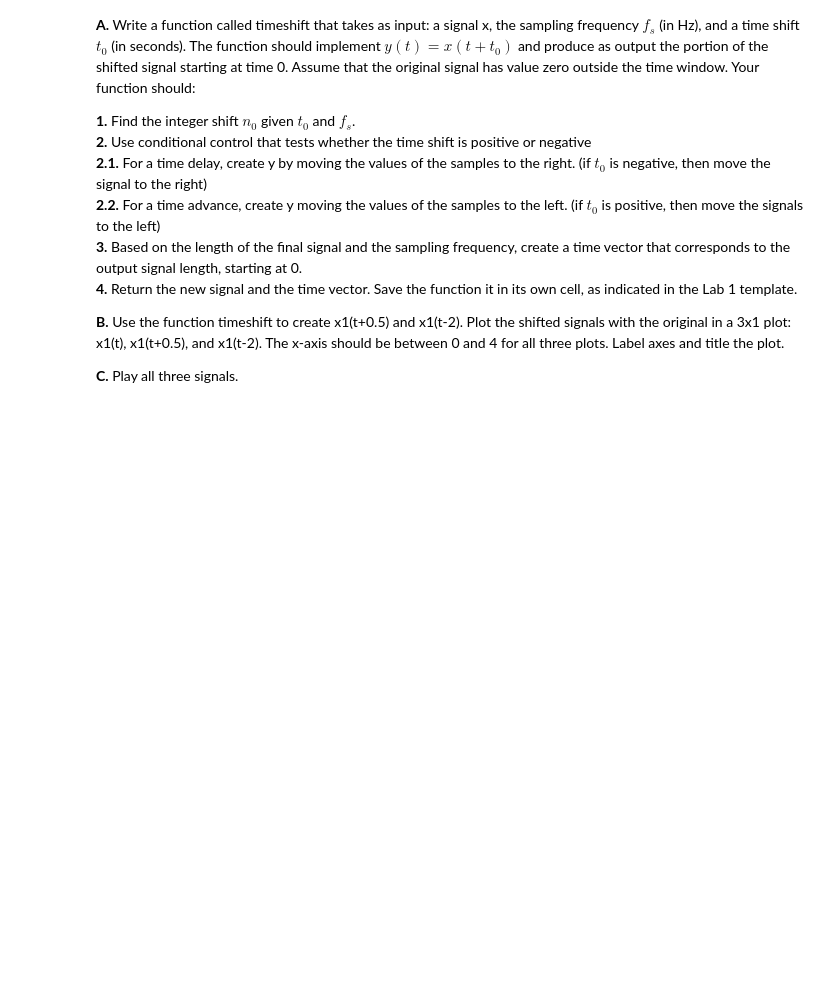
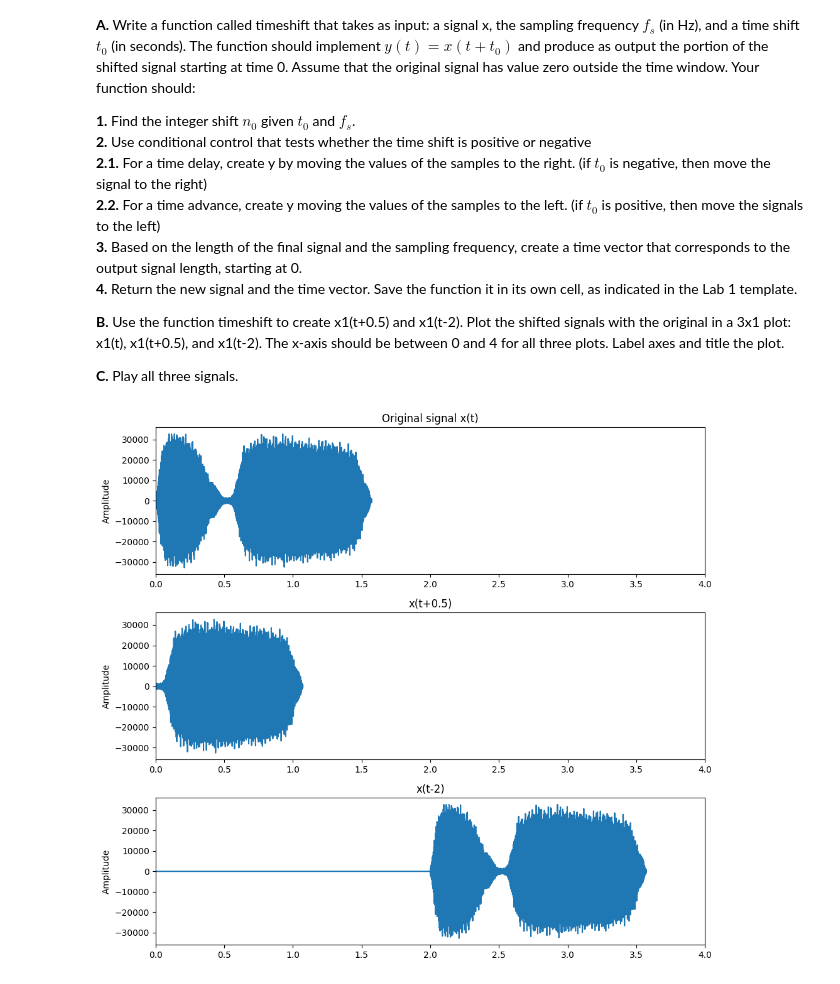
Before and after one commit to BanBot-2/EE-242-A-E-, a Jupyter notebook: Labs/Lab 1b/Lab1B_Aaron_Yehoshua_Ben.ipynb, the cells around one changed output. Cells and saved outputs as stored; diff of their text form; code cells hidden in the pictures; blank space fills up the shorter version.

```diff
--- a/Labs/Lab 1b/Lab1B_Aaron_Yehoshua_Ben.ipynb
+++ b/Labs/Lab 1b/Lab1B_Aaron_Yehoshua_Ben.ipynb
@@ -127,0 +162,77 @@ def timeshift(x, fs, t_0):
+# %%
+##########################################################################################
+# PART A
+##########################################################################################
+
+def timeshift(x, fs, t_0):
+    """
+    Shifts the input signal x by t_0 seconds.
+    Parameters:
+        x: input signal vector (1D NumPy array)
+        fs: sampling rate (in Hz) (integer scalar)
+        t_0: time shift in seconds (float)
+
+    """
+    # Calculates the number of samples to shift.
+    shift_samples = int(np.abs(t_0 * fs))
+
+    # Create an empty array for the output signal
+    blank = np.zeros(shift_samples, dtype = np.int16)
+
+    # Shifts the signal by either concatenating zeros or taking form
+    # the end of the array (if shifting left)
+    if t_0 <= 0:
+        x = np.concatenate((blank, x), 0)
+    else:
+        if x.shape[0] < shift_samples:
+            x = np.array([]) # Returns a blank array if the shift is larger than the signal.
+        else:
+            x = x[shift_samples:] # Otherise, it shifts the signal to the left.
+
+    # Determine the timestep and return as tuple
+    t = np.arange(len(x))/fs
+    return x.astype(np.int16), t
+
+##########################################################################################
+# PART B
+##########################################################################################
+
+# Use the timeshift function implemented above with values of t_0 = 0.5 and -2. Save the signals.
+y1, t1 = timeshift(x, fs_x, 0.5)
+y2, t2 = timeshift(x, fs_x, -2)
+
+# Create a figure with 3 subplots
+fig, axs = plt.subplots(3, 1, figsize=(10, 9))
+
+# Plot the original signal
+axs[0].plot(np.arange(len(x))/fs_x, x)
+axs[0].set_title('Original signal x(t)')
+axs[0].set_ylabel('Amplitude')
+axs[0].set_xlim(0, 4)
+
+# Plot the advanced signal (t+0.5)
+axs[1].plot(t1, y1)
+axs[1].set_title('x(t+0.5)')
+axs[1].set_ylabel('Amplitude')
+axs[1].set_xlim(0, 4)
+
+# Plot the delayed signal (t-2)
+axs[2].plot(t2, y2)
+axs[2].set_title('x(t-2)')
+axs[2].set_ylabel('Amplitude')
+axs[2].set_xlim(0, 4)
+
+# Adjust the layout
+plt.tight_layout()
+plt.show()
+
+##########################################################################################
+# PART C
+##########################################################################################
+
+# Play the three signals
+display(Audio(x, rate=fs_x))
+display(Audio(y1, rate=fs_x))
+display(Audio(y2, rate=fs_x))
+# %% [output]
+[figure, added]
```
Also changed, not shown: parts of 10 cells of this notebook, 3 other files.
